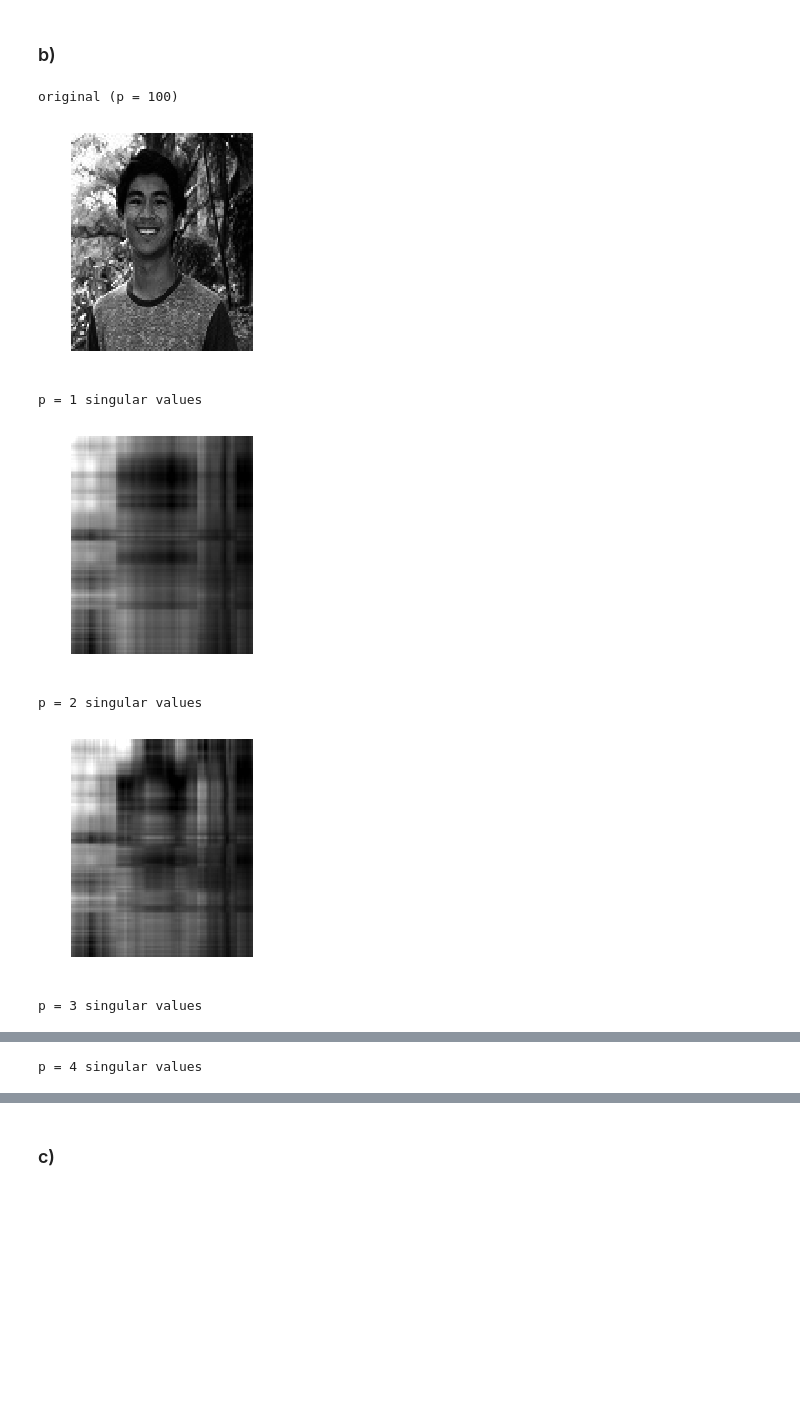
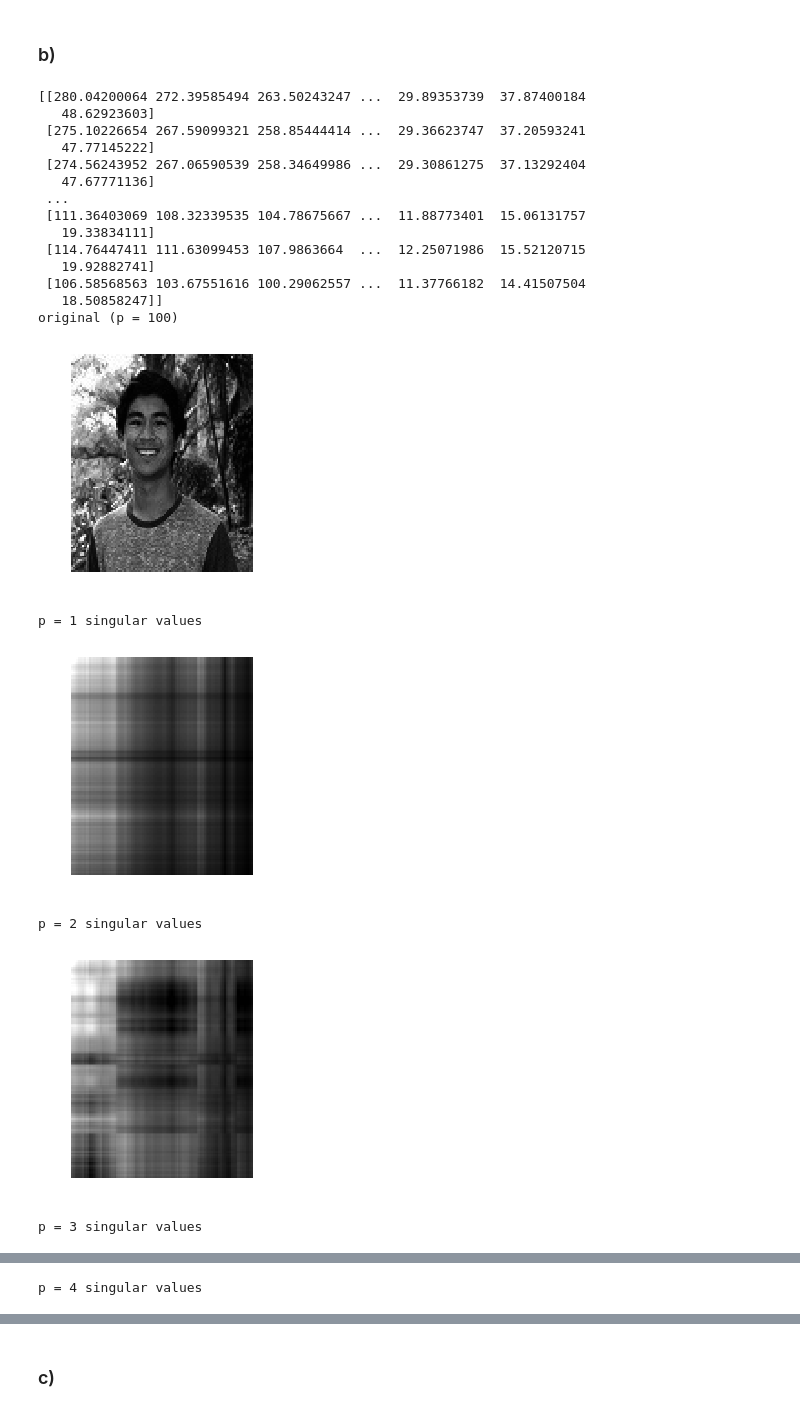
Before and after one commit to JahshiE/ComputationalDecompression, a Jupyter notebook: jesp268+369+A1.ipynb, the cells around one changed output, grey strips where cells are left out. Saved outputs shown, nothing was run; the diff lists cells and outputs as text; code cells hidden in the pictures; blank space fills up the shorter version.

```diff
--- a/jesp268+369+A1.ipynb
+++ b/jesp268+369+A1.ipynb
@@ -254,47 +260,69 @@ import numpy.linalg
 Ahat = []
 m = U[:,0].size
 n = d.size
+
+print(numpy.matmul(
+            numpy.matmul(
+                U[:,:1],
+                numpy.diag(d[:1])
+            ),
+            Vt[:1,:]
+        )
+     )
 
 #print(m, n)
 
 for i in range(1, n+1):
     #print(i)
     #print(U[:,:i] * np.diag(d[:i]) * Vt[:i,:])
 
     Ahat.append(
         numpy.matmul(
             numpy.matmul(
                 U[:,:i],
                 numpy.diag(d[:i])
             ),
             Vt[:i,:]
         )
     )
 
 print("original (p = 100)")
 display_pgm(image)
     #print('\n')
 visualExamples = [1, 2, 3, 4, 5, 10, 20, 30, 40, 90]
 
 
-for i, value in enumerate(visualExamples):
+for i, exampleValue in enumerate(visualExamples):
     #print(Ahat[value])
-    for cell, cellVal in np.ndenumerate(Ahat[value]):
+    for cell, cellVal in np.ndenumerate(Ahat[exampleValue-1]):
         if cellVal > 255:
-            Ahat[value][cell[0]][cell[1]] = 255
+            Ahat[exampleValue-1][cell[0]][cell[1]] = 255
         if cellVal < 0:
-            Ahat[value][cell[0]][cell[1]] = 0
+            Ahat[exampleValue-1][cell[0]][cell[1]] = 0
 
 
-for i, value in enumerate(visualExamples):
-    print('p = {} singular values'.format(value))
-    display_pgm(Ahat[value])
+for i, exampleValue in enumerate(visualExamples):
+    print('p = {} singular values'.format(exampleValue))
+    display_pgm(Ahat[exampleValue-1])
     #pass
 # %% [output]
+[[280.04200064 272.39585494 263.50243247 ...  29.89353739  37.87400184
+   48.62923603]
+ [275.10226654 267.59099321 258.85444414 ...  29.36623747  37.20593241
+   47.77145222]
+ [274.56243952 267.06590539 258.34649986 ...  29.30861275  37.13292404
+   47.67771136]
+ ...
+ [111.36403069 108.32339535 104.78675667 ...  11.88773401  15.06131757
+   19.33834111]
+ [114.76447411 111.63099453 107.9863664  ...  12.25071986  15.52120715
+   19.92882741]
+ [106.58568563 103.67551616 100.29062557 ...  11.37766182  14.41507504
+   18.50858247]]
 original (p = 100)
 [figure]
 p = 1 singular values
-[figure, old version]
+[figure, new version]
 p = 2 singular values
-[figure, old version]
+[figure, new version]
 p = 3 singular values
```
Also changed, not shown: parts of 4 cells of this notebook.
